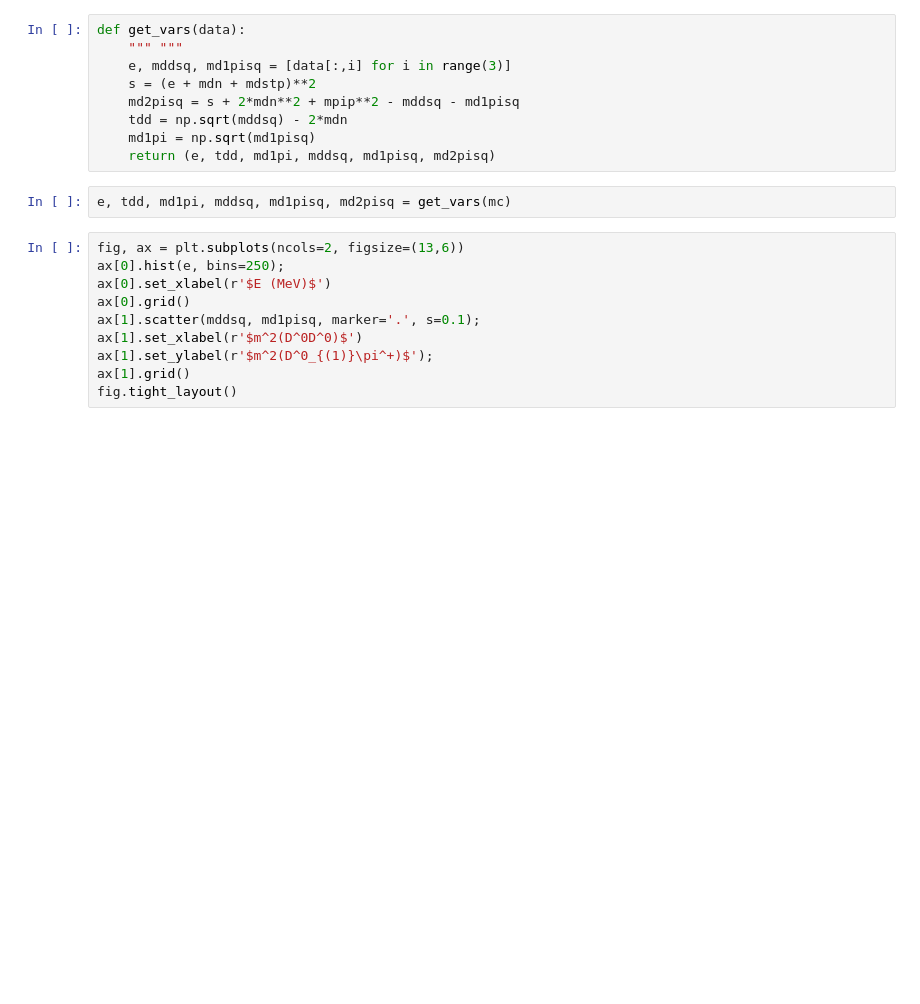
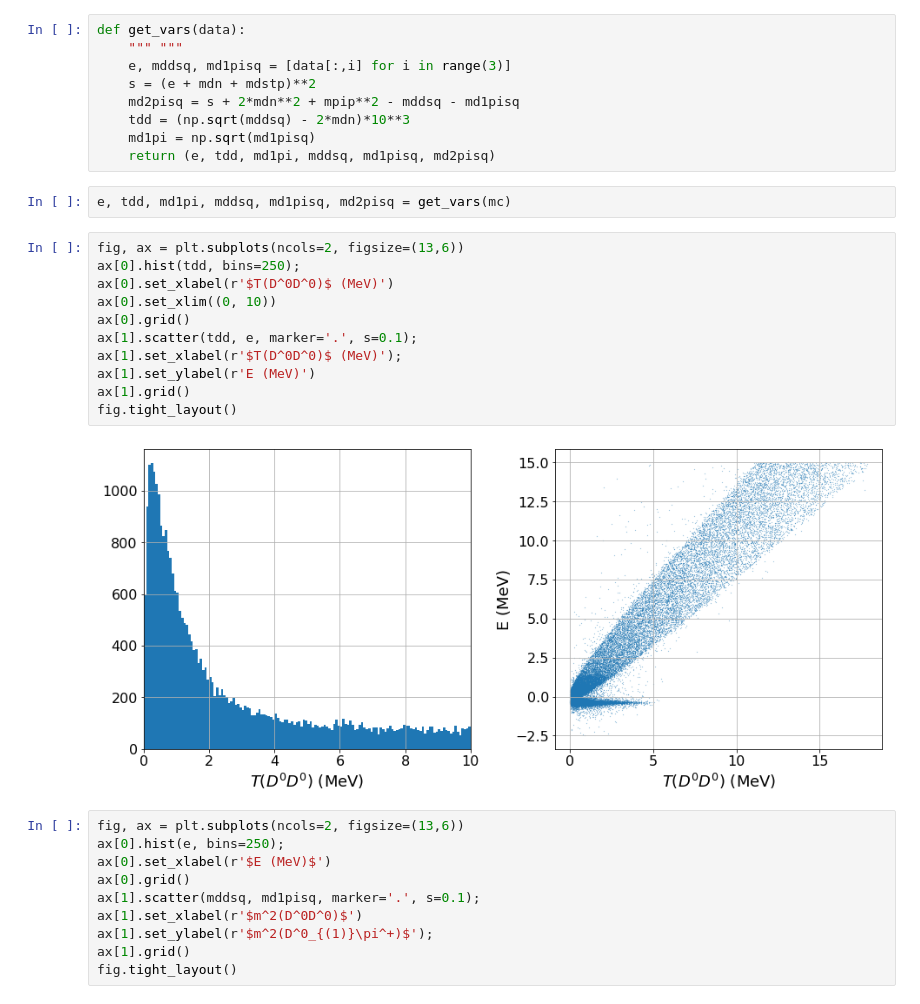
Before and after one commit to VitalyVorobyev/ddst, a Jupyter notebook: MC.ipynb, the cells around one changed output. Drawn from its saved outputs; the diff is of its cells as text; blank space fills up the shorter version.

```diff
--- a/MC.ipynb
+++ b/MC.ipynb
@@ -17,11 +17,24 @@ def get_vars(data):
     e, mddsq, md1pisq = [data[:,i] for i in range(3)]
     s = (e + mdn + mdstp)**2
     md2pisq = s + 2*mdn**2 + mpip**2 - mddsq - md1pisq
-    tdd = np.sqrt(mddsq) - 2*mdn
+    tdd = (np.sqrt(mddsq) - 2*mdn)*10**3
     md1pi = np.sqrt(md1pisq)
     return (e, tdd, md1pi, mddsq, md1pisq, md2pisq)
 # %%
 e, tdd, md1pi, mddsq, md1pisq, md2pisq = get_vars(mc)
+# %%
+fig, ax = plt.subplots(ncols=2, figsize=(13,6))
+ax[0].hist(tdd, bins=250);
+ax[0].set_xlabel(r'$T(D^0D^0)$ (MeV)')
+ax[0].set_xlim((0, 10))
+ax[0].grid()
+ax[1].scatter(tdd, e, marker='.', s=0.1);
+ax[1].set_xlabel(r'$T(D^0D^0)$ (MeV)');
+ax[1].set_ylabel(r'E (MeV)')
+ax[1].grid()
+fig.tight_layout()
+# %% [output]
+[figure, added]
 # %%
 fig, ax = plt.subplots(ncols=2, figsize=(13,6))
 ax[0].hist(e, bins=250);
```
Also changed, not shown: parts of 2 cells of this notebook.
